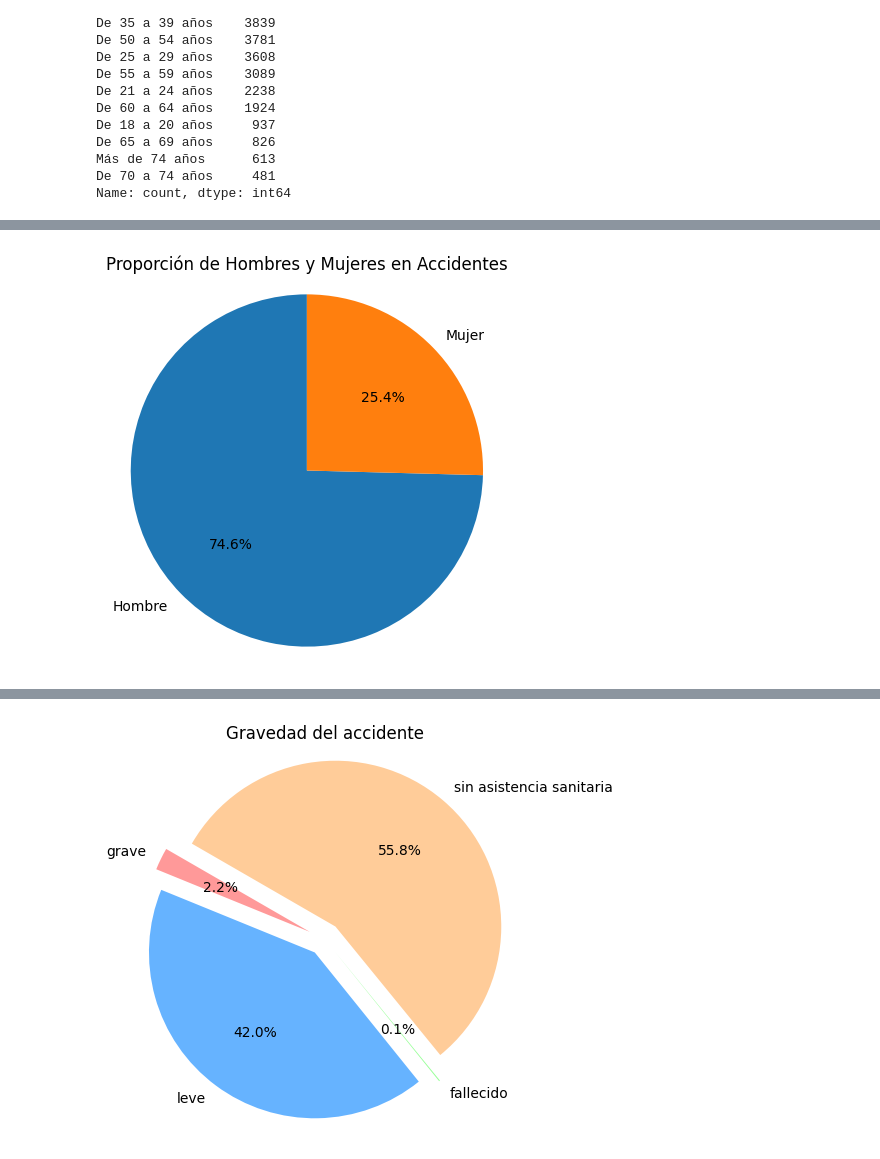
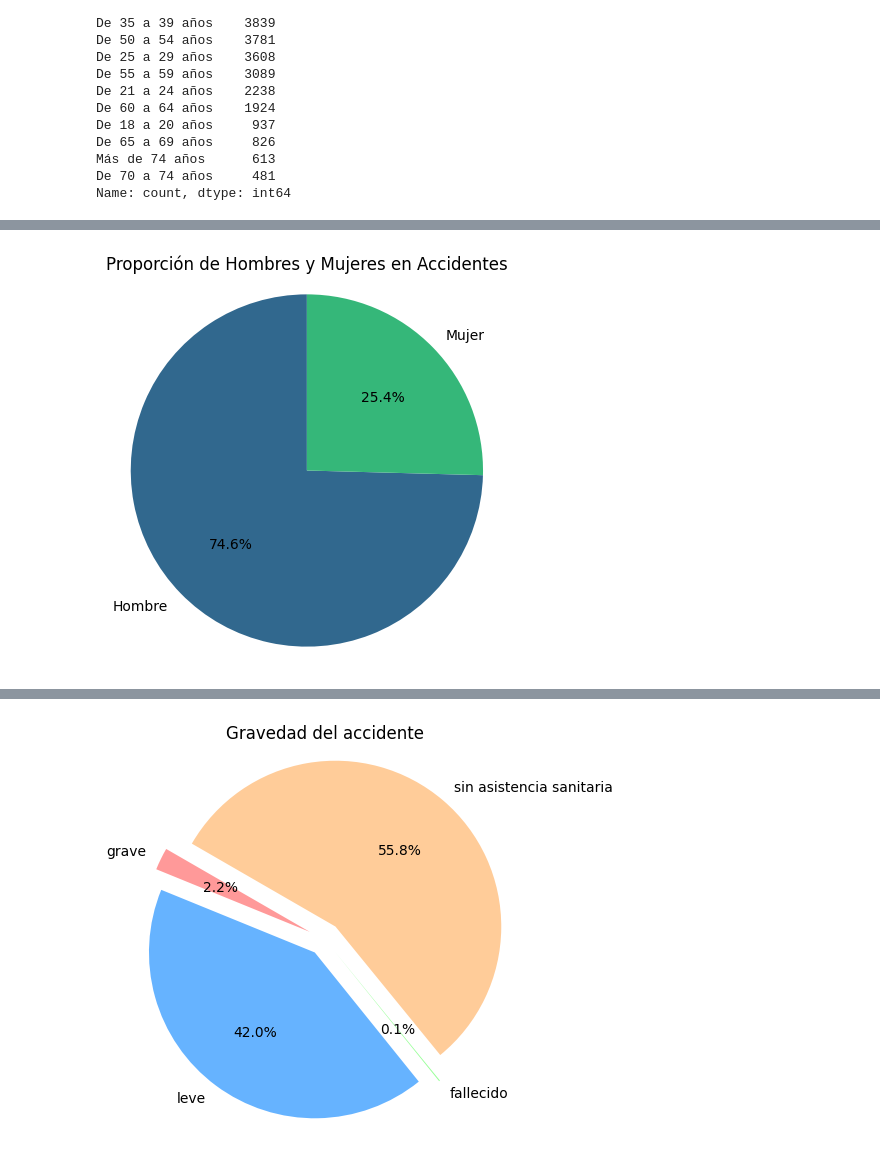
Before and after one commit to sengan9/EDA-accidentes-Madrid, a Jupyter notebook: 1-Definicion_EDA_sengan.ipynb, the cells around one changed output, grey strips where cells are left out. Drawn from its saved outputs; the diff is of its cells as text; code cells hidden in the pictures.

```diff
--- a/1-Definicion_EDA_sengan.ipynb
+++ b/1-Definicion_EDA_sengan.ipynb
@@ -776,14 +798,15 @@ Passing `palette` without assigning `hue` is deprecated and will be removed in v
 # %%
 df_filtrado1 = df_conductores[df_conductores['sexo'] != 'Desconocido']
 sexo_counts = df_filtrado1['sexo'].value_counts()
+colores = sns.color_palette("viridis", len(sexo_counts))
 # %%
 plt.figure(figsize=(5, 5))
-plt.pie(sexo_counts, labels=sexo_counts.index, autopct='%1.1f%%', startangle=90)
+plt.pie(sexo_counts,colors=colores, labels=sexo_counts.index, autopct='%1.1f%%', startangle=90)
 plt.title('Proporción de Hombres y Mujeres en Accidentes')
 plt.axis('equal')  # Para que el gráfico sea un círculo
 plt.show()
 # %% [output]
-[figure, old version]
+[figure, new version]
 # %%
 df_conductores = df_conductores[(df_conductores['rango_edad'] != 'Desconocido') & (df_conductores['sexo'] != 'Desconocido')]
 rango_sexo = df_conductores.groupby(['rango_edad', 'sexo']).size().reset_index(name='num_accidentes')
```
Also changed, not shown: parts of 23 cells of this notebook.
